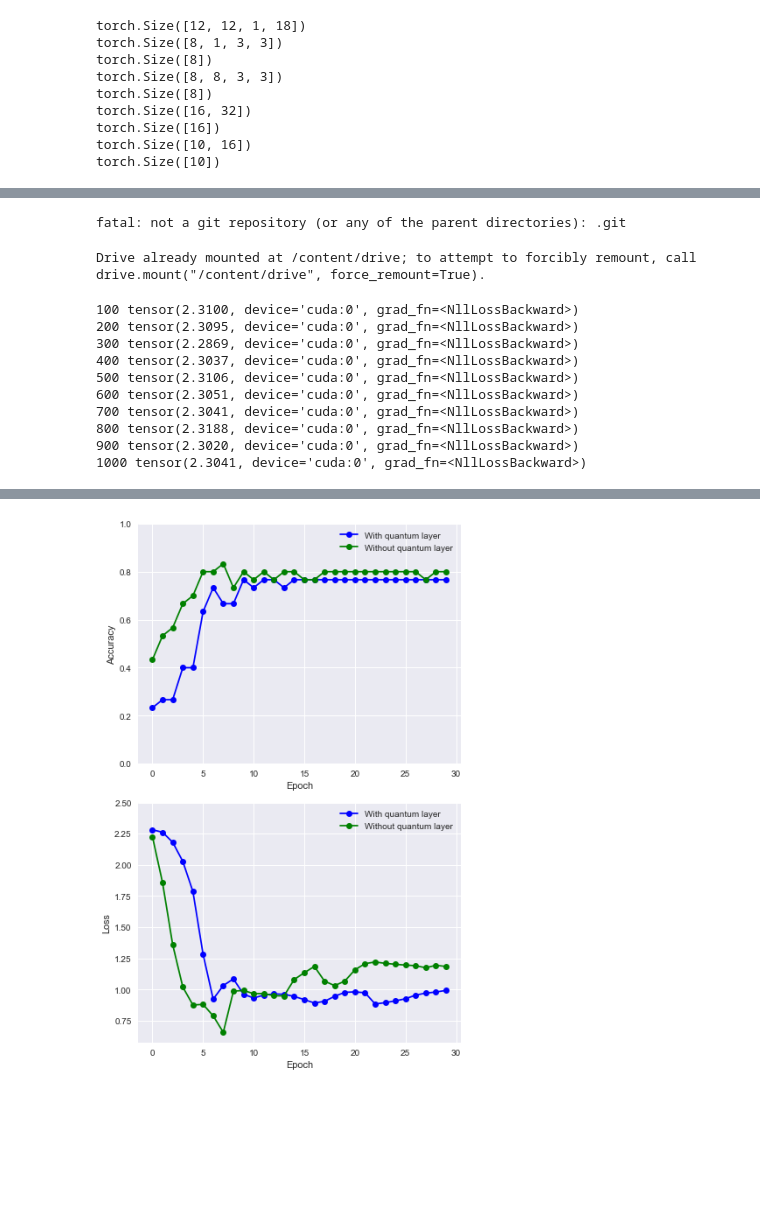
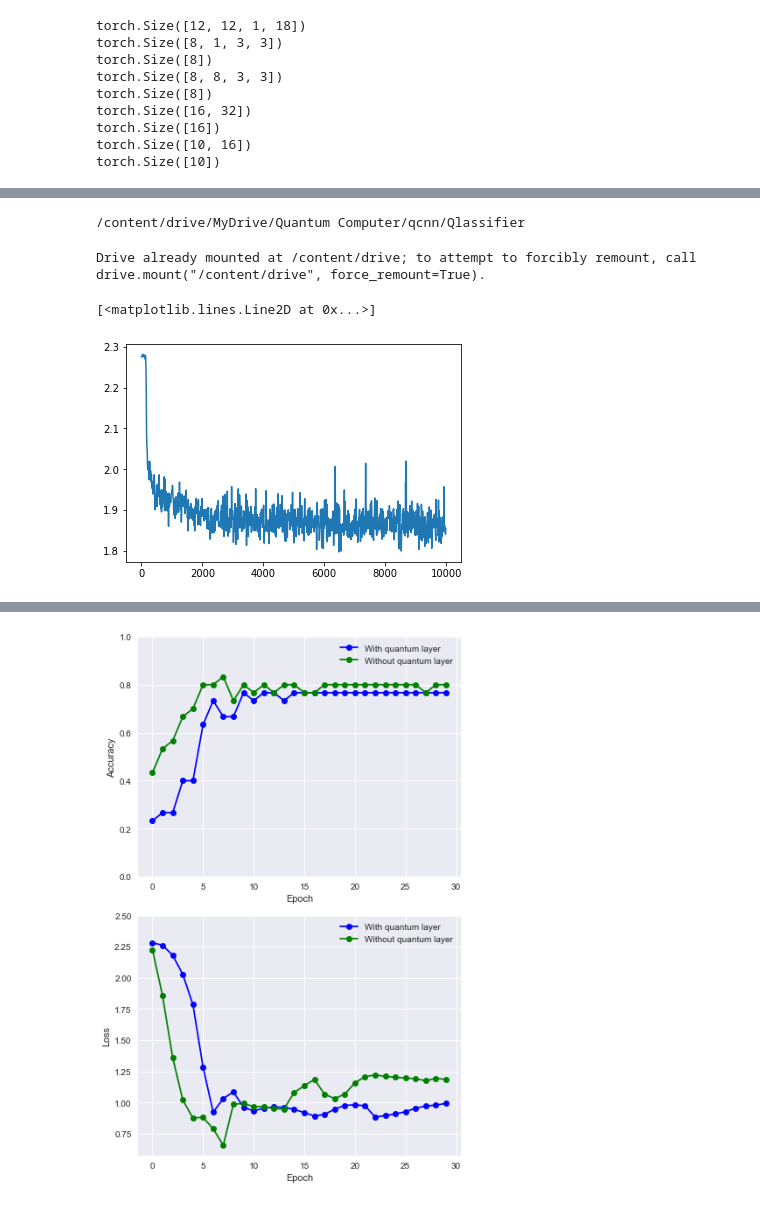
Before and after one commit to yunseo-kim/Qlassifier, a Jupyter notebook: Hojun Lee/QNN_PQC.ipynb, the cells around one changed output, grey strips where cells are left out. Cells and saved outputs as stored; diff of their text form; code cells hidden in the pictures; blank space fills up the shorter version.

Commit message:
train?

```diff
--- a/Hojun Lee/QNN_PQC.ipynb
+++ b/Hojun Lee/QNN_PQC.ipynb
@@ -22,7 +22,7 @@ PREPROCESS = True           # If False, skip quantum processing and load data fr
 # np.random.seed(0)           # Seed for NumPy random number generator
 # tf.random.set_seed(0)       # Seed for TensorFlow random number generator
 # %%
-BATCH_SIZE = 4
+BATCH_SIZE = 16
 from torch.utils.data import SubsetRandomSampler
 train_dataset = datasets.MNIST(root = "./data",
                                train = True,
@@ -109,7 +109,7 @@ class QuanvNet(torch.nn.Module):
         else:
           self.fc1 = torch.nn.Linear(32,16)
         self.fc2 = torch.nn.Linear(16,10)
-        # self.dropout = torch.nn.Dropout(0.4)
+        self.dropout = torch.nn.Dropout(0.4)
         self.q_params = torch.nn.Parameter(2*np.pi*torch.rand(12,12,self.filters,2*self.n_qubits))
         self.q_params.requires_grad = True
 
@@ -147,7 +147,7 @@ class QuanvNet(torch.nn.Module):
         x = torch.flatten(x,1)
         # print(x.size())
         x = F.relu(self.fc1(x))
-        # x = self.dropout(x)
+        x = self.dropout(x)
         x = F.softmax(self.fc2(x))
         return x
 # %%
@@ -155,7 +155,7 @@ from torchsummary import summary
 criterion = torch.nn.CrossEntropyLoss()
 model = QuanvNet(qc=False)
 model.cuda()
-opt = optim.SGD(model.parameters(),lr=0.001)
+opt = optim.Adam(model.parameters(),lr=0.01)
 summary(model,(1,28,28))
 # %% [output]
 ----------------------------------------------------------------
@@ -194,15 +195,16 @@ torch.Size([10])
 # %%
-cd drive/MyDrive/Quantum\ Computer/qcnn/Qlassif
+cd drive/MyDrive/Quantum\ Computer/qcnn/Qlassifier
 # %% [output]
-fatal: not a git repository (or any of the parent directories): .git
+/content/drive/MyDrive/Quantum Computer/qcnn/Qlassifier
 # %%
 from google.colab import drive
 drive.mount('/content/drive')
 # %% [output]
 Drive already mounted at /content/drive; to attempt to forcibly remount, call drive.mount("/content/drive", force_remount=True).
 # %%
-for epoch in range(1000):
-  # print("h")
+losses = []
+for epoch in range(10000):
+  train_loss = 0
   for (x_train, y_train) in train_loader:
     # print(y_train)
     opt.zero_grad()
@@ -210,21 +212,21 @@ for epoch in range(1000):
     _, preds = torch.max(outputs,1)
     loss = criterion(outputs,y_train.cuda())
     loss.backward()
+    opt.step()
+    train_loss += loss
+  train_loss /= (n_train/BATCH_SIZE)
+  if epoch%10 == 9:
+    # print(epoch+1,train_loss)
+    losses.append(train_loss.item())
 
-    opt.step()
-  if epoch%100 == 99:
-    print(epoch+1,loss)
+  del loss
-# %% [output]
-100 tensor(2.3100, device='cuda:0', grad_fn=<NllLossBackward>)
-200 tensor(2.3095, device='cuda:0', grad_fn=<NllLossBackward>)
-300 tensor(2.2869, device='cuda:0', grad_fn=<NllLossBackward>)
-400 tensor(2.3037, device='cuda:0', grad_fn=<NllLossBackward>)
-500 tensor(2.3106, device='cuda:0', grad_fn=<NllLossBackward>)
-600 tensor(2.3051, device='cuda:0', grad_fn=<NllLossBackward>)
-700 tensor(2.3041, device='cuda:0', grad_fn=<NllLossBackward>)
-800 tensor(2.3188, device='cuda:0', grad_fn=<NllLossBackward>)
-900 tensor(2.3020, device='cuda:0', grad_fn=<NllLossBackward>)
-1000 tensor(2.3041, device='cuda:0', grad_fn=<NllLossBackward>)
+# %%
+from matplotlib.pyplot import plot
+x = np.arange(0,10000,10)
+plot(x,losses)
+# %% [output]
+[<matplotlib.lines.Line2D at 0x...>]
+[figure, added]
 # %%
 import torch.nn.functional as F
 
```
Also changed, not shown: parts of 3 cells of this notebook.
